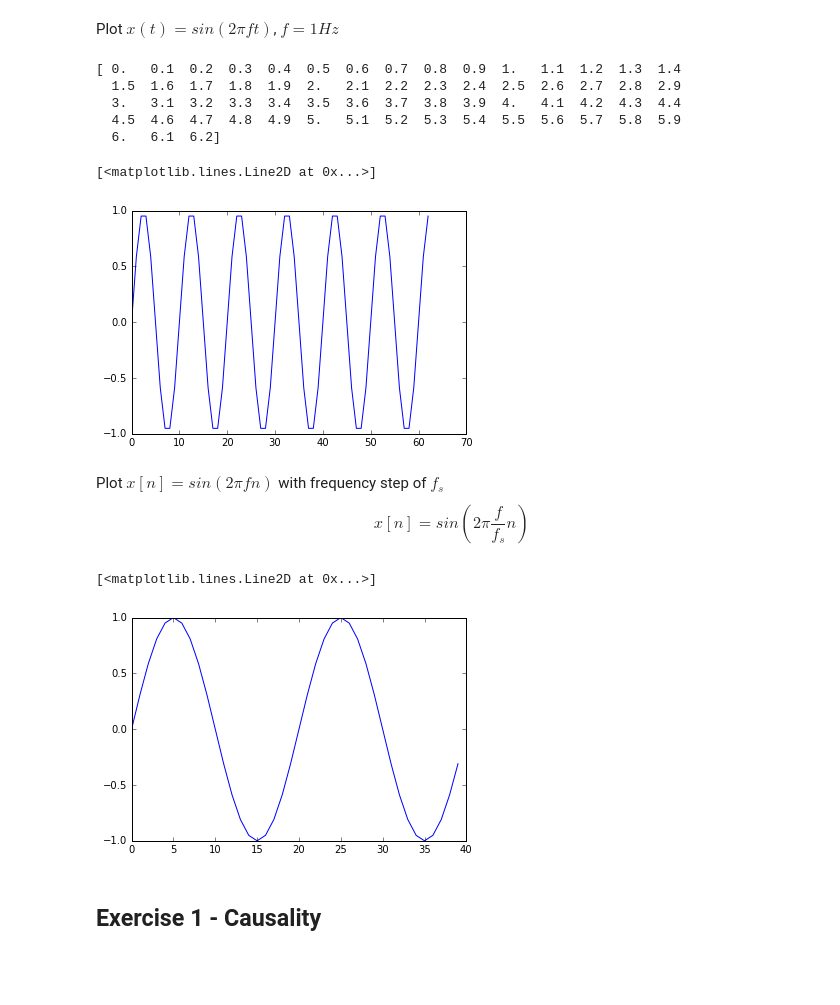
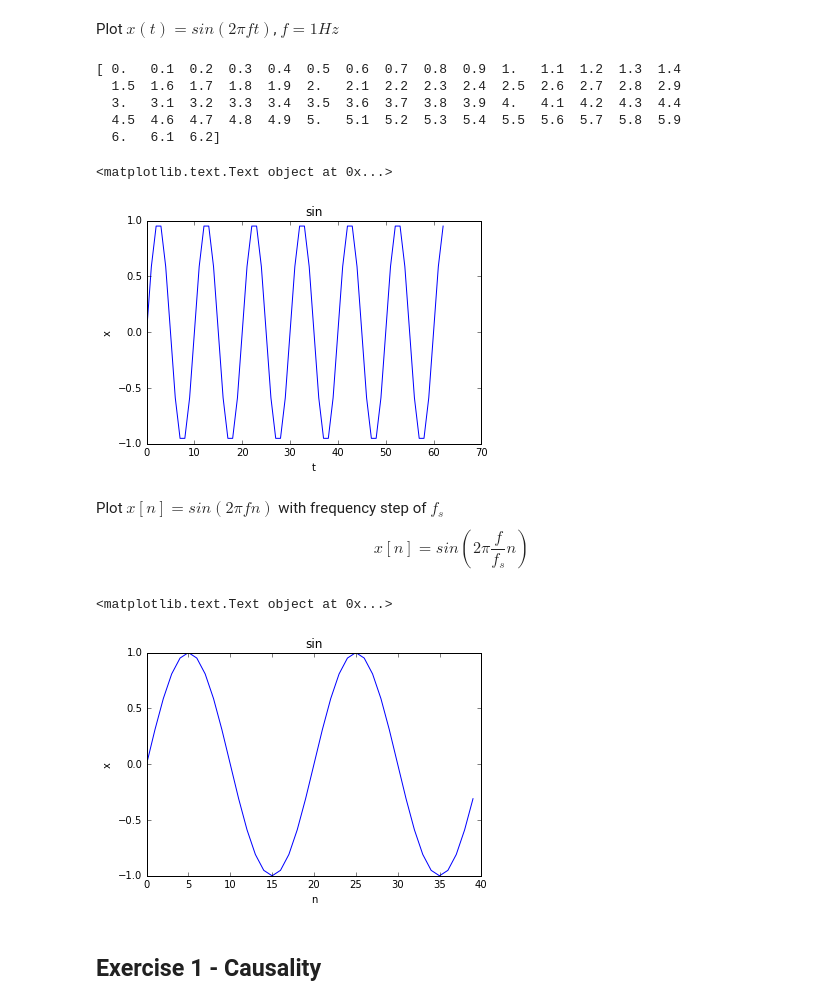
Before and after one commit to ctmengdi/DSP-TP-1617, a Jupyter notebook: Lab2/python/Lab2.ipynb, the cells around one changed output. Drawn from its saved outputs; the diff is of its cells as text; code cells hidden in the pictures; blank space fills up the shorter version.

```diff
--- a/Lab2/python/Lab2.ipynb
+++ b/Lab2/python/Lab2.ipynb
@@ -19,18 +19,21 @@ Plot $x(t) = sin(2\pi f t)$,  $f = 1 Hz$
 # %%
 f = 1
 t = np.arange(0,2*np.pi/f,0.1)
 s = np.sin(2* np.pi*f*t)
 
 print t
 plt.plot(s)
+plt.xlabel('t')
+plt.ylabel('x')
+plt.title('sin')
 # %% [output]
 [ 0.   0.1  0.2  0.3  0.4  0.5  0.6  0.7  0.8  0.9  1.   1.1  1.2  1.3  1.4
   1.5  1.6  1.7  1.8  1.9  2.   2.1  2.2  2.3  2.4  2.5  2.6  2.7  2.8  2.9
   3.   3.1  3.2  3.3  3.4  3.5  3.6  3.7  3.8  3.9  4.   4.1  4.2  4.3  4.4
   4.5  4.6  4.7  4.8  4.9  5.   5.1  5.2  5.3  5.4  5.5  5.6  5.7  5.8  5.9
   6.   6.1  6.2]
-[<matplotlib.lines.Line2D at 0x...>]
+<matplotlib.text.Text object at 0x...>
-[figure, old version]
+[figure, new version]
 # %% [markdown]
 Plot $x[n] = sin(2\pi f n)$ with frequency step of $f_s$
 $$x[n] = sin(2\pi\frac{f}{f_s}n)$$
@@ -39,9 +42,12 @@ n = np.arange(0,40,1)
 s = np.sin(0.1*np.pi*n)
 plt.figure
 plt.plot(s)
+plt.xlabel('n')
+plt.ylabel('x')
+plt.title('sin')
 # %% [output]
-[<matplotlib.lines.Line2D at 0x...>]
+<matplotlib.text.Text object at 0x...>
-[figure, old version]
+[figure, new version]
 # %% [markdown]
 ## Exercise 1 - Causality
 # %% [markdown]
```
Also changed, not shown: parts of 10 cells of this notebook.
